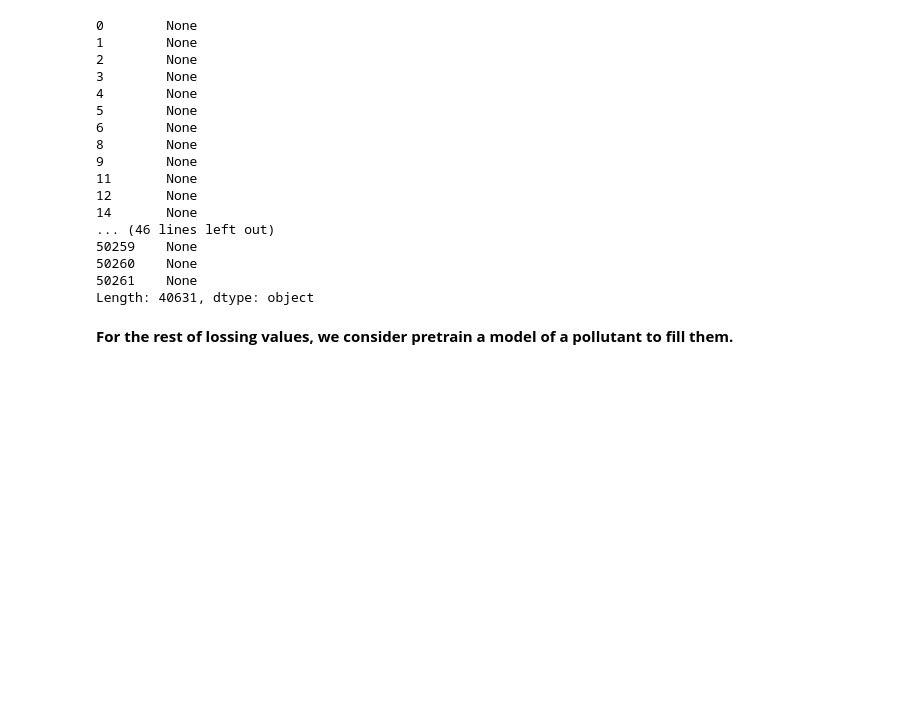
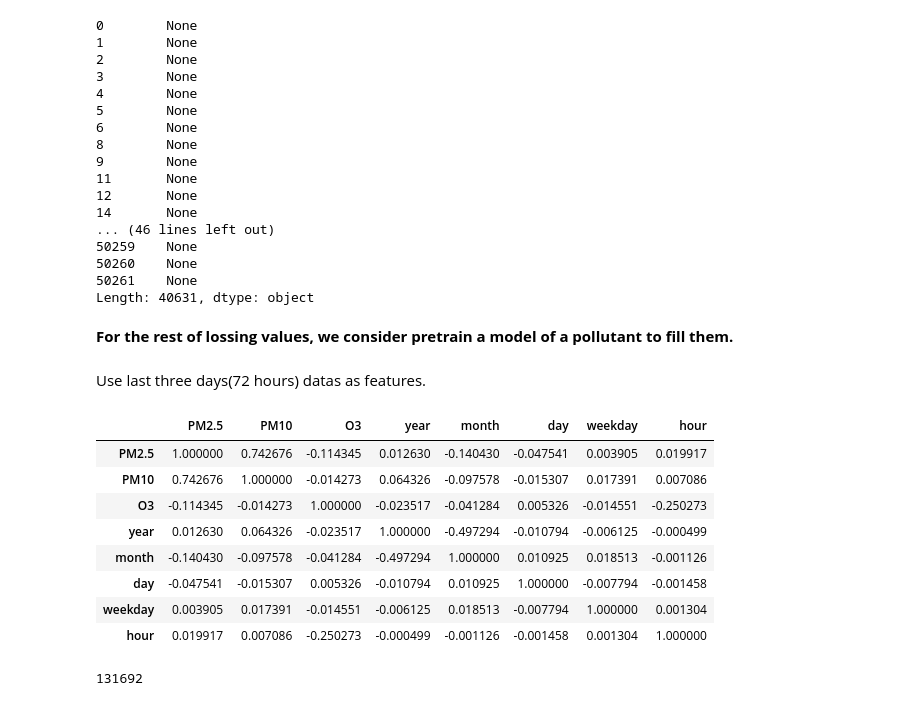
Before and after one commit to JulieYao0754/5002_GroupProject, a Jupyter notebook: Air_Quality_Preprocessing.ipynb, the cells around one changed output. Drawn from its saved outputs; the diff is of its cells as text; code cells hidden in the pictures; blank space fills up the shorter version.

```diff
--- a/Air_Quality_Preprocessing.ipynb
+++ b/Air_Quality_Preprocessing.ipynb
@@ -421,5 +421,7 @@ lost_hour_record[lost_hour_record.counts<=threshold].apply(lambda row: fill_nan_
 Length: 40631, dtype: object
 # %%
 air_quality.to_csv(data_path+'air_quality_fillthree.csv')
+# %%
+air_quality = pd.read_csv(data_path+'air_quality_fillthree.csv',index_col=0)
 # %% [markdown]
 **For the rest of lossing values, we consider pretrain a model of a pollutant to fill them.**
@@ -427,0 +428,6 @@ def format_data(df):
+# %%
+stations = pd.read_csv(data_path+'air_quality_station_info.csv',index_col=0)
+time_info = pd.read_csv(data_path+'time_info.csv',index_col=0)
+# %%
+columns_new = air_quality.columns.append(time_info.columns[2:])
+air_quality = air_quality.merge(time_info,on='time',how='left')[columns_new]
@@ -427,0 +436,14 @@ def format_data(df):
+# %% [markdown]
+Use last three days(72 hours) datas as features.
+# %%
+air_quality.corr()
+# %% [output]
+|  | PM2.5 | PM10 | O3 | year | month | day | weekday | hour |
+| PM2.5 | 1.000000 | 0.742676 | -0.114345 | 0.012630 | -0.140430 | -0.047541 | 0.003905 | 0.019917 |
+| PM10 | 0.742676 | 1.000000 | -0.014273 | 0.064326 | -0.097578 | -0.015307 | 0.017391 | 0.007086 |
+| O3 | -0.114345 | -0.014273 | 1.000000 | -0.023517 | -0.041284 | 0.005326 | -0.014551 | -0.250273 |
+| year | 0.012630 | 0.064326 | -0.023517 | 1.000000 | -0.497294 | -0.010794 | -0.006125 | -0.000499 |
+| month | -0.140430 | -0.097578 | -0.041284 | -0.497294 | 1.000000 | 0.010925 | 0.018513 | -0.001126 |
+| day | -0.047541 | -0.015307 | 0.005326 | -0.010794 | 0.010925 | 1.000000 | -0.007794 | -0.001458 |
+| weekday | 0.003905 | 0.017391 | -0.014551 | -0.006125 | 0.018513 | -0.007794 | 1.000000 | 0.001304 |
+| hour | 0.019917 | 0.007086 | -0.250273 | -0.000499 | -0.001126 | -0.001458 | 0.001304 | 1.000000 |
@@ -427,0 +469,4 @@ def format_data(df):
+# %%
+len(train_data)
+# %% [output]
+131692
```
Also changed, not shown: parts of 5 cells of this notebook.
